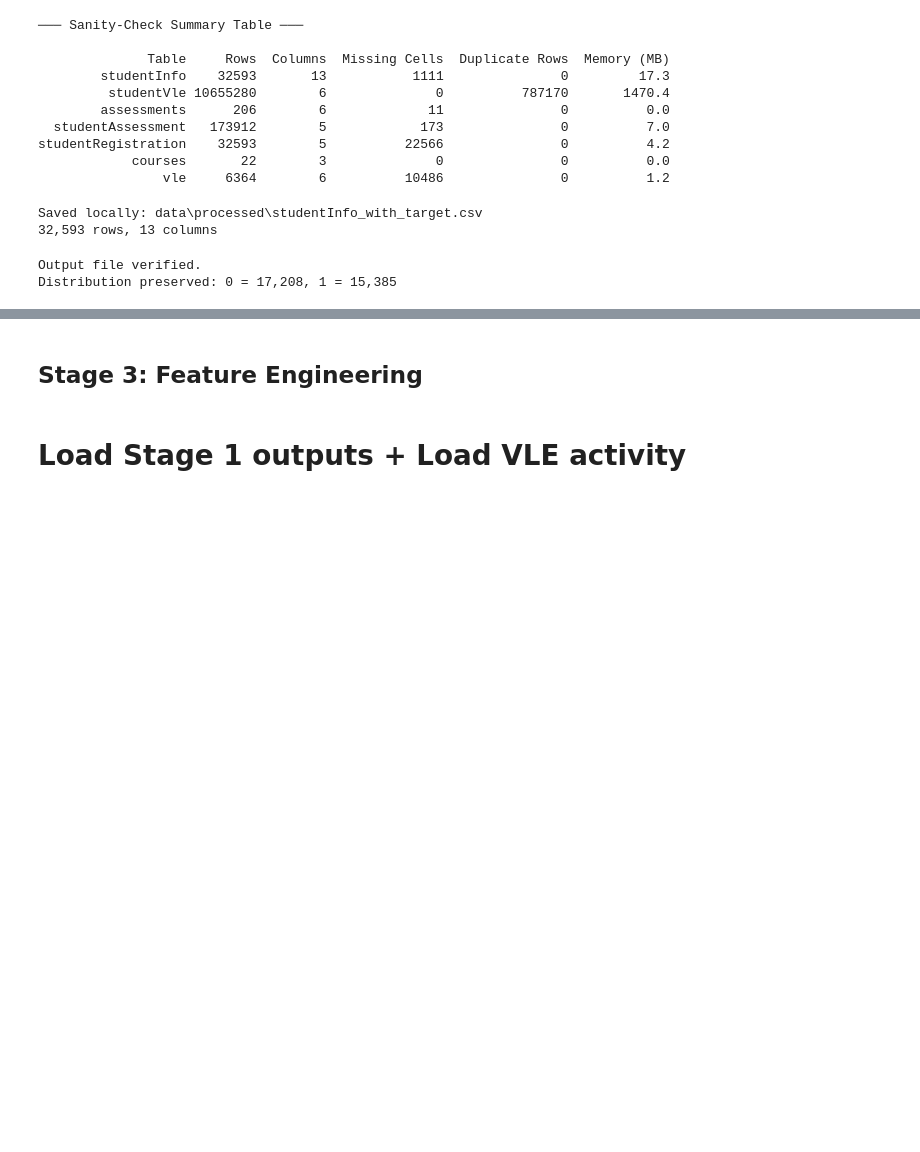
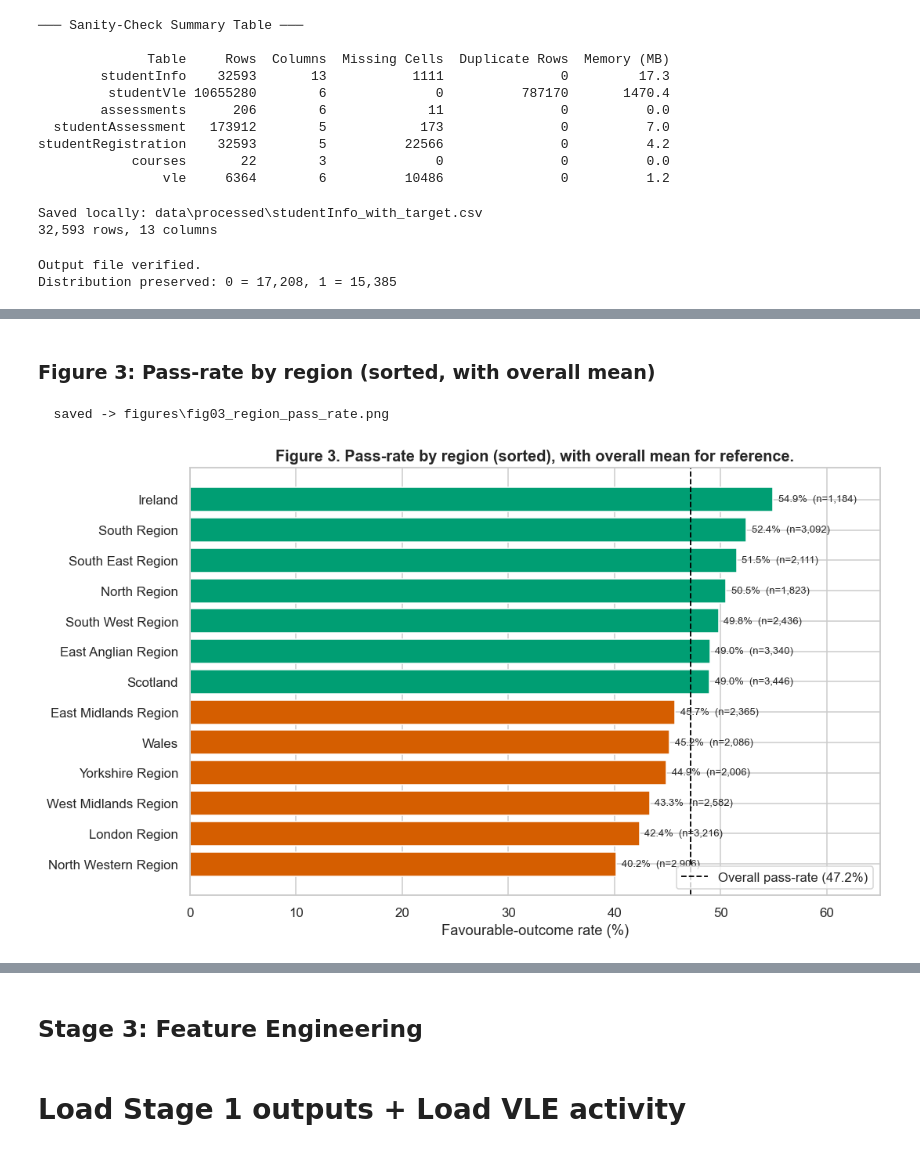
Before and after one commit to alsfine/Group-1-ML-Project-2026, a Jupyter notebook: project.ipynb, the cells around one changed output, grey strips where cells are left out. Saved outputs shown, nothing was run; the diff lists cells and outputs as text; code cells hidden in the pictures; blank space fills up the shorter version.

```diff
--- a/project.ipynb
+++ b/project.ipynb
@@ -525,0 +700,31 @@ Distribution preserved: 0 = 17,208, 1 = 15,385
+# %% [markdown]
+### Figure 3: Pass-rate by region (sorted, with overall mean)
+# %%
+# Sorting ascending so reader can read off best and worst regions instantly.
+region_rate = (si.groupby("region")["target"].agg(["mean", "count"])
+                  .sort_values("mean", ascending=True))
+region_rate["mean_pct"] = region_rate["mean"] * 100
+
+fig, ax = plt.subplots(figsize=(10, 6))
+overall = si["target"].mean() * 100
+# Vermillion bars for below-median regions, bluish-green for above
+colors = [COLOR_BAD if v < region_rate["mean_pct"].median() else COLOR_GOOD
+          for v in region_rate["mean_pct"]]
+bars = ax.barh(region_rate.index, region_rate["mean_pct"], color=colors, edgecolor="white")
+# Dashed reference line at the overall mean so each bar can be compared to average
+ax.axvline(overall, color="black", linestyle="--", linewidth=1.2,
+           label=f"Overall pass-rate ({overall:.1f}%)")
+# Each bar gets label with both percentage and sample size (n) so we know whether to trust small groups
+for b, v, n in zip(bars, region_rate["mean_pct"], region_rate["count"]):
+    ax.text(v + 0.5, b.get_y() + b.get_height() / 2,
+            f"{v:.1f}%  (n={n:,})", va="center", fontsize=8.5)
+ax.set_xlabel("Favourable-outcome rate (%)")
+ax.set_xlim(0, 65)
+ax.set_title("Figure 3. Pass-rate by region (sorted), with overall mean for reference.")
+ax.legend(loc="lower right")
+plt.tight_layout()
+save_fig(fig, "fig03_region_pass_rate.png")
+plt.show()
+# %% [output]
+  saved -> figures\fig03_region_pass_rate.png
+[figure, added]
```
Also changed, not shown: parts of 21 cells of this notebook, 8 other files.
